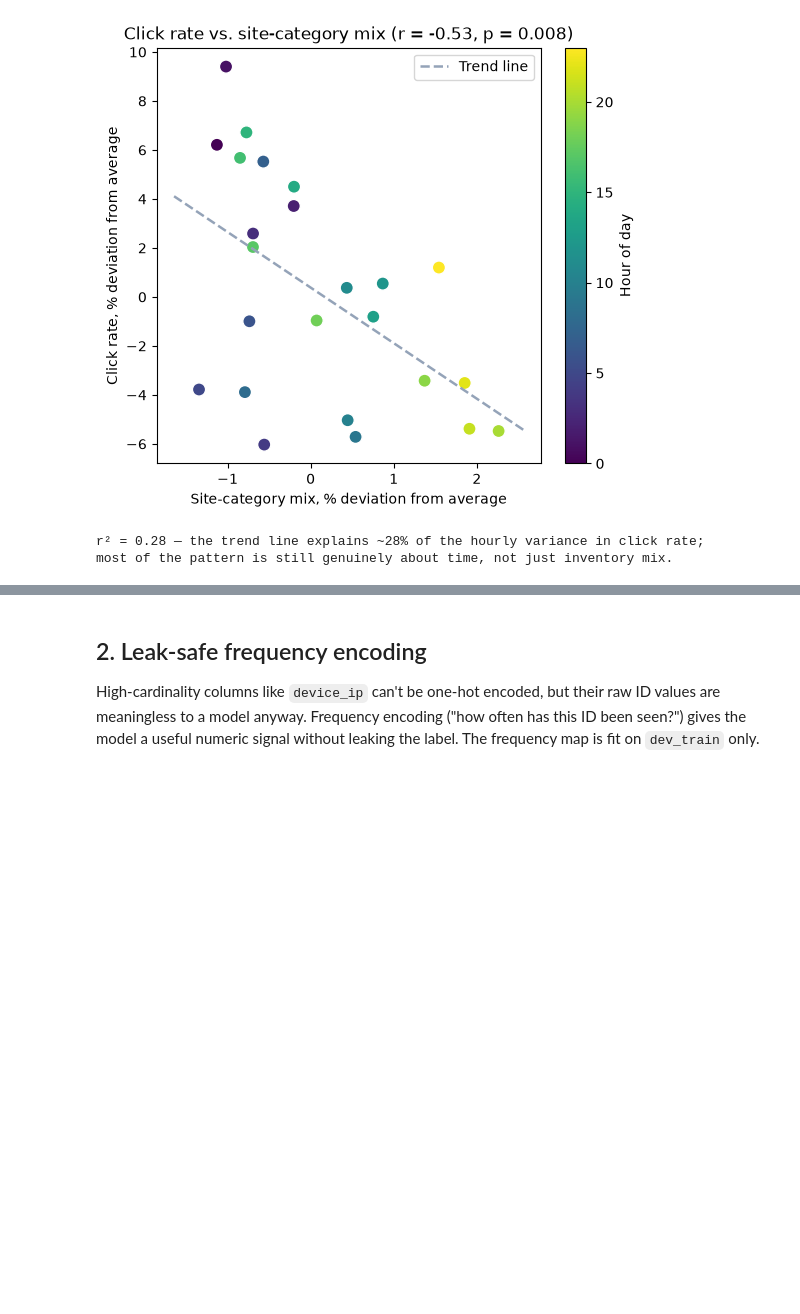
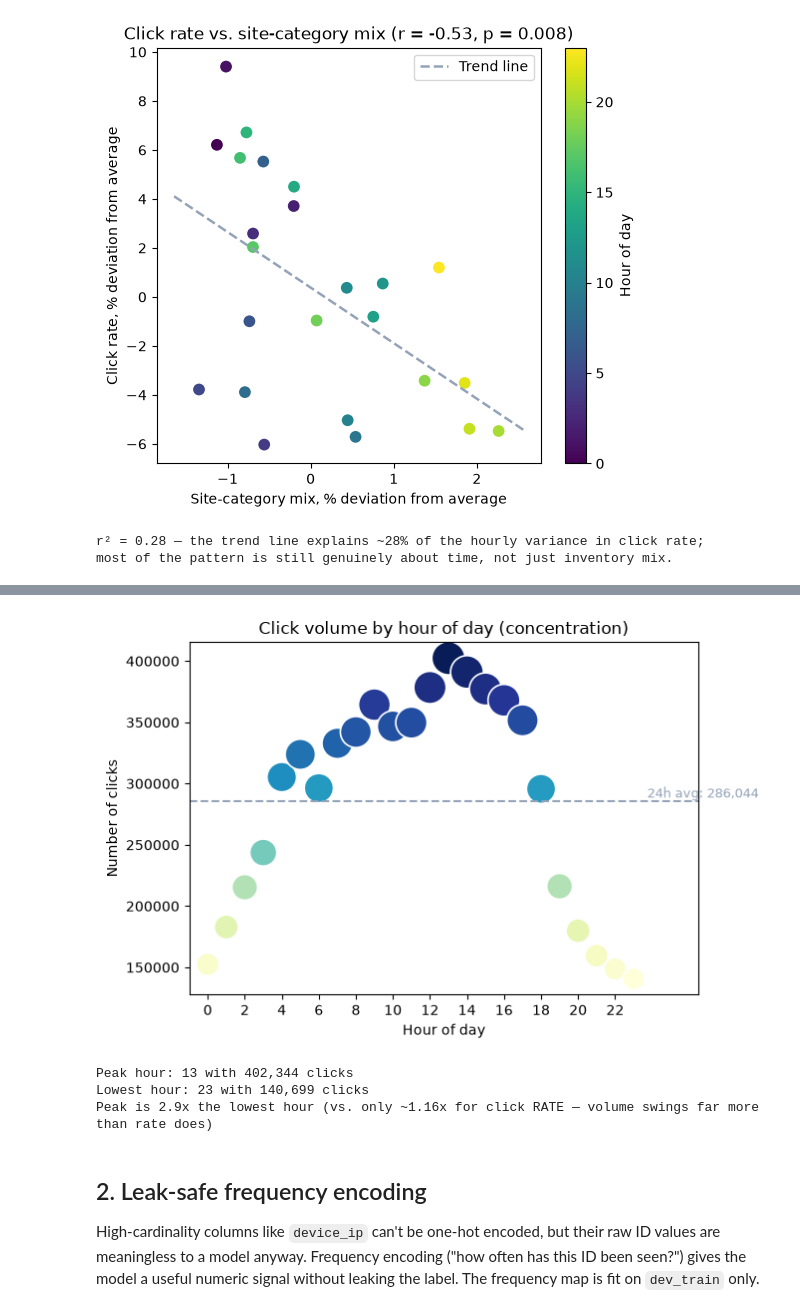
Before and after one commit to cheauyuin/m3-ml-s4-predicting-ad-ctr, a Jupyter notebook: notebooks/full_pipeline.ipynb, the cells around one changed output, grey strips where cells are left out. Cells and saved outputs as stored; diff of their text form; code cells hidden in the pictures; blank space fills up the shorter version.

Commit message:
added no. of clicks per hour of day plot, update slide deck

```diff
--- a/notebooks/full_pipeline.ipynb
+++ b/notebooks/full_pipeline.ipynb
@@ -140,3 +149,30 @@ most of the pattern is still genuinely about time, not just inventory mix.
+# %%
+clicks_by_hour = df[df['click'] == 1].groupby('hour_of_day').size()
+avg_clicks = clicks_by_hour.mean()
+
+fig, ax = plt.subplots(figsize=(6.6, 4.6))
+ax.axhline(avg_clicks, color='#94a3b8', linestyle='--', linewidth=1.5)
+ax.text(23.3, avg_clicks, f'  24h avg: {avg_clicks:,.0f}', va='bottom', ha='left', fontsize=9.5, color='#94a3b8')
+
+sizes = (clicks_by_hour.values / clicks_by_hour.max()) * 500 + 80
+sc = ax.scatter(clicks_by_hour.index, clicks_by_hour.values, s=sizes, c=clicks_by_hour.values,
+                 cmap='YlGnBu', edgecolor='white', linewidth=1.2, vmin=clicks_by_hour.min())
+ax.set_xlabel('Hour of day')
+ax.set_ylabel('Number of clicks')
+ax.set_title('Click volume by hour of day (concentration)')
+ax.set_xlim(-1, 26.5)
+ax.set_xticks(range(0, 24, 2))
+plt.show()
+
+print(f'Peak hour: {clicks_by_hour.idxmax()} with {clicks_by_hour.max():,} clicks')
+print(f'Lowest hour: {clicks_by_hour.idxmin()} with {clicks_by_hour.min():,} clicks')
+print(f'Peak is {clicks_by_hour.max() / clicks_by_hour.min():.1f}x the lowest hour '
+      f'(vs. only ~1.16x for click RATE — volume swings far more than rate does)')
+# %% [output]
+[figure, added]
+Peak hour: 13 with 402,344 clicks
+Lowest hour: 23 with 140,699 clicks
+Peak is 2.9x the lowest hour (vs. only ~1.16x for click RATE — volume swings far more than rate does)
 # %% [markdown]
 ## 2. Leak-safe frequency encoding
 
```
Also changed, not shown: parts of 6 cells of this notebook, 3 other files.
